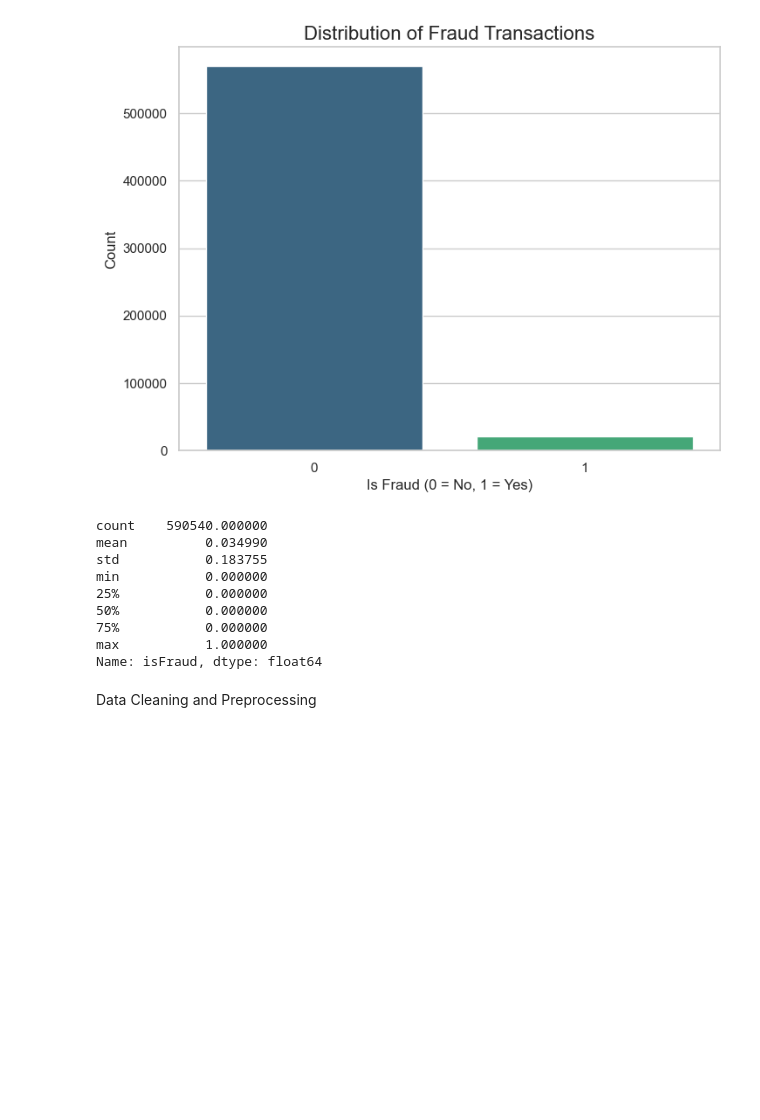
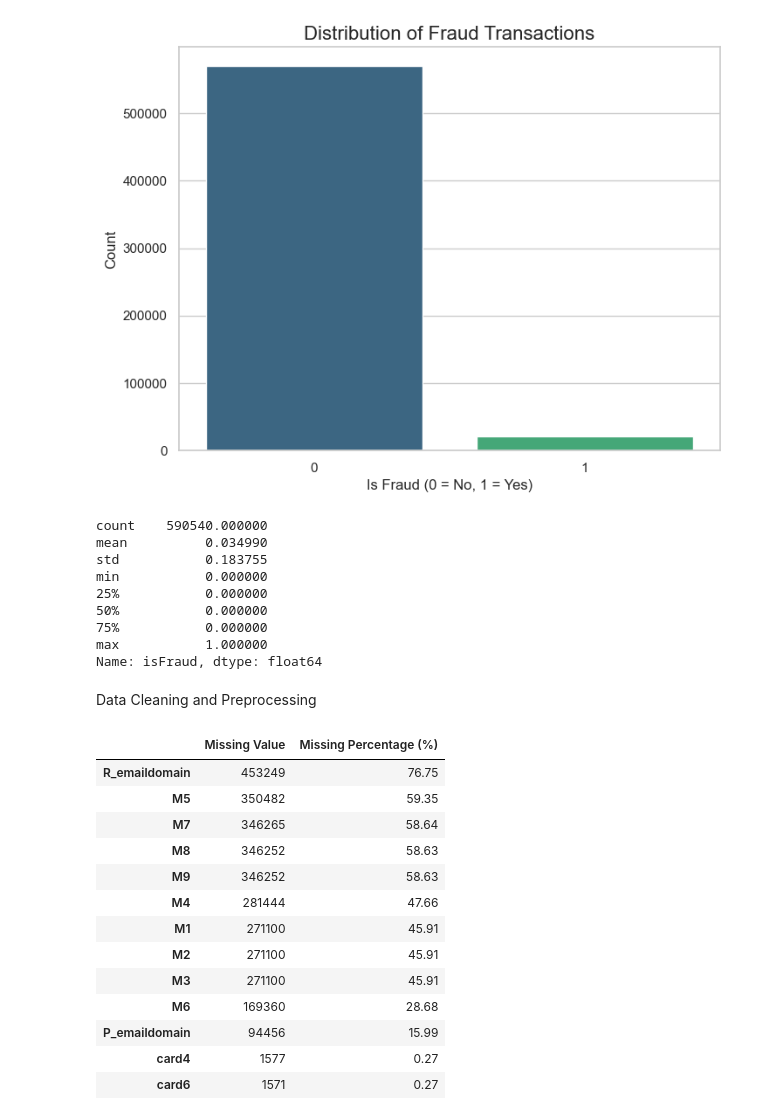
Before and after one commit to TeetyK/FinTech_AI, a Jupyter notebook: Fraud_Detection.ipynb, the cells around one changed output. Saved outputs shown, nothing was run; the diff lists cells and outputs as text; code cells hidden in the pictures; blank space fills up the shorter version.

```diff
--- a/Fraud_Detection.ipynb
+++ b/Fraud_Detection.ipynb
@@ -145,4 +145,21 @@ def check_missing(df,dtype='object'):
         "Missing Percentage (%)": missing_percent.round(2)
     })
     missing_summary = missing_summary[missing_summary['Missing Value'] > 0]
-    return
+    return missing_summary.sort_values(by="Missing Percentage (%)",ascending=False)
+# %%
+check_missing(train_trans)
+# %% [output]
+|  | Missing Value | Missing Percentage (%) |
+| R_emaildomain | 453249 | 76.75 |
+| M5 | 350482 | 59.35 |
+| M7 | 346265 | 58.64 |
+| M8 | 346252 | 58.63 |
+| M9 | 346252 | 58.63 |
+| M4 | 281444 | 47.66 |
+| M1 | 271100 | 45.91 |
+| M2 | 271100 | 45.91 |
+| M3 | 271100 | 45.91 |
+| M6 | 169360 | 28.68 |
+| P_emaildomain | 94456 | 15.99 |
+| card4 | 1577 | 0.27 |
+| card6 | 1571 | 0.27 |
```
Also changed, not shown: parts of 21 cells of this notebook.
